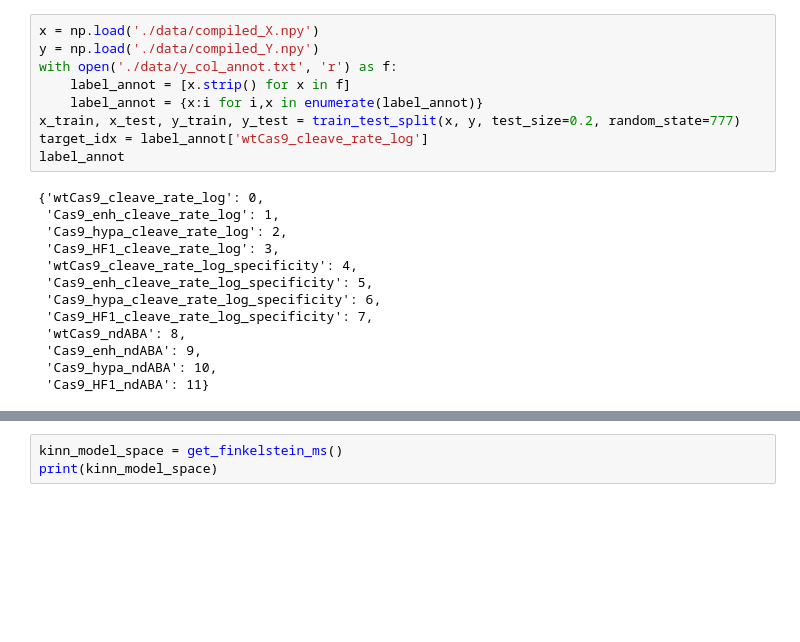
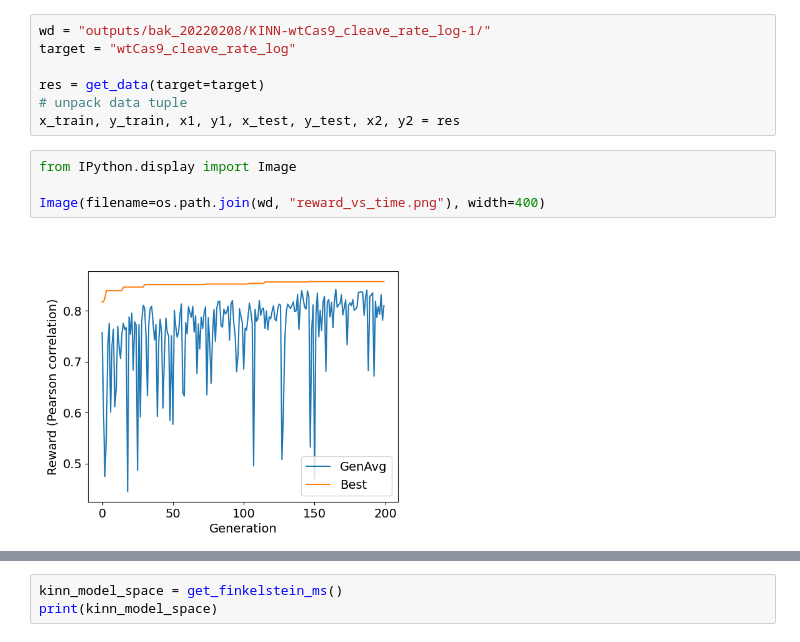
Before and after one commit to zj-zhang/Elektrum, a Jupyter notebook: notebooks/04-explain.ipynb, the cells around one changed output, grey strips where cells are left out. Saved outputs shown, nothing was run; the diff lists cells and outputs as text; blank space fills up the shorter version.

```diff
--- a/notebooks/04-explain.ipynb
+++ b/notebooks/04-explain.ipynb
@@ -38,22 +38,13 @@ Using TensorFlow backend.
 # %%
-x = np.load('./data/compiled_X.npy')
-y = np.load('./data/compiled_Y.npy')
-with open('./data/y_col_annot.txt', 'r') as f:
-    label_annot = [x.strip() for x in f]
-    label_annot = {x:i for i,x in enumerate(label_annot)}
-x_train, x_test, y_train, y_test = train_test_split(x, y, test_size=0.2, random_state=777)
-target_idx = label_annot['wtCas9_cleave_rate_log']
-label_annot
+wd = "outputs/bak_20220208/KINN-wtCas9_cleave_rate_log-1/"
+target = "wtCas9_cleave_rate_log"
+
+res = get_data(target=target)
+# unpack data tuple
+x_train, y_train, x1, y1, x_test, y_test, x2, y2 = res
-# %% [output]
-{'wtCas9_cleave_rate_log': 0,
- 'Cas9_enh_cleave_rate_log': 1,
- 'Cas9_hypa_cleave_rate_log': 2,
- 'Cas9_HF1_cleave_rate_log': 3,
- 'wtCas9_cleave_rate_log_specificity': 4,
- 'Cas9_enh_cleave_rate_log_specificity': 5,
- 'Cas9_hypa_cleave_rate_log_specificity': 6,
- 'Cas9_HF1_cleave_rate_log_specificity': 7,
- 'wtCas9_ndABA': 8,
- 'Cas9_enh_ndABA': 9,
- 'Cas9_hypa_ndABA': 10,
- 'Cas9_HF1_ndABA': 11}
+# %%
+from IPython.display import Image
+
+Image(filename=os.path.join(wd, "reward_vs_time.png"), width=400)
+# %% [output]
+[figure, added]
```
Also changed, not shown: parts of 25 cells of this notebook, 10 other files.
